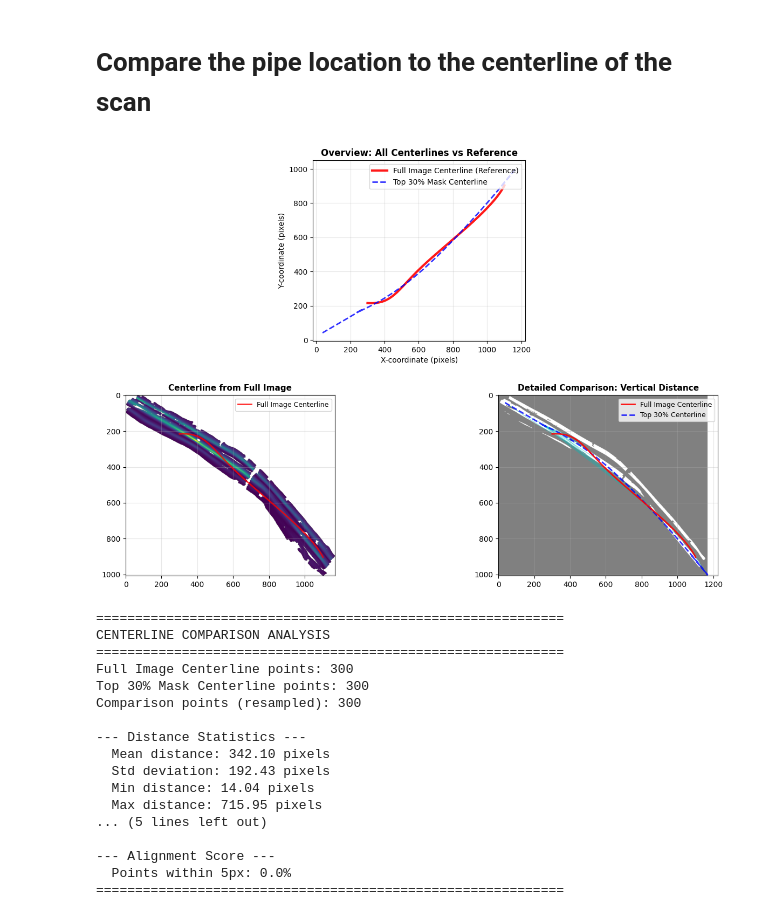
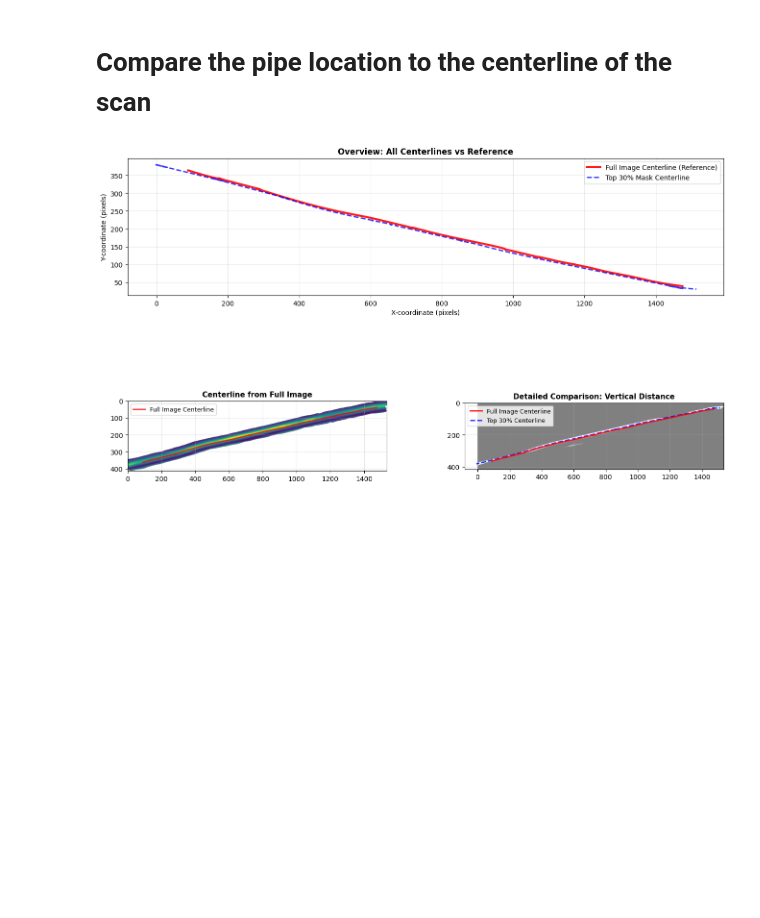
Before and after one commit to menadouassim/Skipper_NDT, a Jupyter notebook: task_number05.ipynb, the cells around one changed output. Saved outputs shown, nothing was run; the diff lists cells and outputs as text; code cells hidden in the pictures; blank space fills up the shorter version.

```diff
--- a/task_number05.ipynb
+++ b/task_number05.ipynb
@@ -9,7 +9,7 @@ import pandas as pd
 # %%
 import numpy as np
 
-data = np.load("/Users/administrateur/Desktop/projects_repo/dossier sans titre/real_data/positif/real_data_00021.npz")
+data = np.load("/Users/administrateur/Desktop/projects_repo/dossier sans titre/real_data/positif/real_data_00003.npz")
 
 print(data.files)  # shows array names inside
 # %% [output]
@@ -103,8 +103,8 @@ def create_centerline(img, max_filter_size=100, visualize=False):
     # Smooth the centerline
     try:
         t = np.linspace(0, 1, len(ordered))
-        spl_x = UnivariateSpline(t, xs_ordered, s=15, k=min(3, len(ordered)-1))
-        spl_y = UnivariateSpline(t, ys_ordered, s=15, k=min(3, len(ordered)-1))
+        spl_x = UnivariateSpline(t, xs_ordered, s=10, k=min(3, len(ordered)-1))
+        spl_y = UnivariateSpline(t, ys_ordered, s=10, k=min(3, len(ordered)-1))
         t_smooth = np.linspace(0, 1, 300)
         xs_smooth = spl_x(t_smooth)
         ys_smooth = spl_y(t_smooth)
@@ -140,7 +140,7 @@ def create_centerline(img, max_filter_size=100, visualize=False):
     return result
 
 # Calculate max_filter_size as 1/5 of the height of the scan
-max_filter_size = max(1, int(img.shape[0] / 5))
+max_filter_size = max(1, int(img.shape[0] / 6))
 # Example usage: create centerline with visualization
 centerline = create_centerline(img, max_filter_size=max_filter_size, visualize=True)
 # Access the smooth centerline
@@ -171,7 +171,7 @@ valid_values = valid_values.astype(np.float64)
 
 # Calculate the 70th percentile (top 30% of values)
 if valid_values.size > 0:
-    threshold = np.percentile(valid_values, 70)
+    threshold = np.percentile(valid_values, 80)
     print(f"Threshold: {threshold:.4f}")
 
     # Create mask for the top 30% highest values (only among valid pixels)
@@ -273,78 +273,31 @@ ys_smooth_resampled = np.interp(np.linspace(0, 1, min_len),
 xs_mask_resampled = np.interp(np.linspace(0, 1, min_len),
                               np.linspace(0, 1, len(xs_smooth_mask)), xs_smooth_mask)
 ys_mask_resampled = np.interp(np.linspace(0, 1, min_len),
                               np.linspace(0, 1, len(ys_smooth_mask)), ys_smooth_mask)
 
 # Calculate vertical distances
 vertical_distances = np.abs(ys_smooth_resampled - ys_mask_resampled)
 
 # Plot the mask as background
 ax3.imshow(top_30_mask, cmap='gray', alpha=0.5)
 
 # Plot both centerlines
 ax3.plot(xs_smooth_resampled, ys_smooth_resampled, 'r-', linewidth=2,
          label='Full Image Centerline', alpha=0.9, zorder=3)
 ax3.plot(xs_mask_resampled, ys_mask_resampled, 'b--', linewidth=2,
          label='Top 30% Centerline', alpha=0.8, zorder=2)
 
 # Draw vertical distance indicators
 for i in range(0, min_len, max(1, min_len//15)):
     ax3.plot([xs_smooth_resampled[i], xs_mask_resampled[i]],
              [ys_smooth_resampled[i], ys_mask_resampled[i]],
              'c-', alpha=0.4, linewidth=1, zorder=1)
 
 ax3.set_title('Detailed Comparison: Vertical Distance', fontweight='bold', fontsize=11)
 ax3.legend(fontsize=9)
 ax3.grid(True, alpha=0.3)
 
 plt.tight_layout()
 plt.show()
-
-# Calculate detailed statistics
-print("=" * 60)
-print("CENTERLINE COMPARISON ANALYSIS")
-print("=" * 60)
-print(f"Full Image Centerline points: {len(xs_smooth)}")
-print(f"Top 30% Mask Centerline points: {len(xs_smooth_mask)}")
-print(f"Comparison points (resampled): {min_len}")
-
-# Calculate distances
-distances = np.sqrt((xs_smooth_resampled - xs_mask_resampled)**2 +
-                   (ys_smooth_resampled - ys_mask_resampled)**2)
-
-print(f"\n--- Distance Statistics ---")
-print(f"  Mean distance: {np.mean(distances):.2f} pixels")
-print(f"  Std deviation: {np.std(distances):.2f} pixels")
-print(f"  Min distance: {np.min(distances):.2f} pixels")
-print(f"  Max distance: {np.max(distances):.2f} pixels")
-
-print(f"\n--- Vertical Distance Statistics ---")
-print(f"  Mean vertical distance: {np.mean(vertical_distances):.2f} pixels")
-print(f"  Std vertical distance: {np.std(vertical_distances):.2f} pixels")
-print(f"  Max vertical distance: {np.max(vertical_distances):.2f} pixels")
-
-# Calculate alignment score (percentage of points within 5 pixels)
-alignment_threshold = 5
-alignment_score = 100 * np.sum(distances <= alignment_threshold) / len(distances)
-print(f"\n--- Alignment Score ---")
-print(f"  Points within {alignment_threshold}px: {alignment_score:.1f}%")
-print("=" * 60)
 # %% [output]
-[figure, old version]
+[figure, new version]
-============================================================
-CENTERLINE COMPARISON ANALYSIS
-============================================================
-Full Image Centerline points: 300
-Top 30% Mask Centerline points: 300
-Comparison points (resampled): 300
-
---- Distance Statistics ---
-  Mean distance: 342.10 pixels
-  Std deviation: 192.43 pixels
-  Min distance: 14.04 pixels
-  Max distance: 715.95 pixels
-... (5 lines left out)
-
---- Alignment Score ---
-  Points within 5px: 0.0%
-============================================================
```
Also changed, not shown: parts of 4 cells of this notebook.
